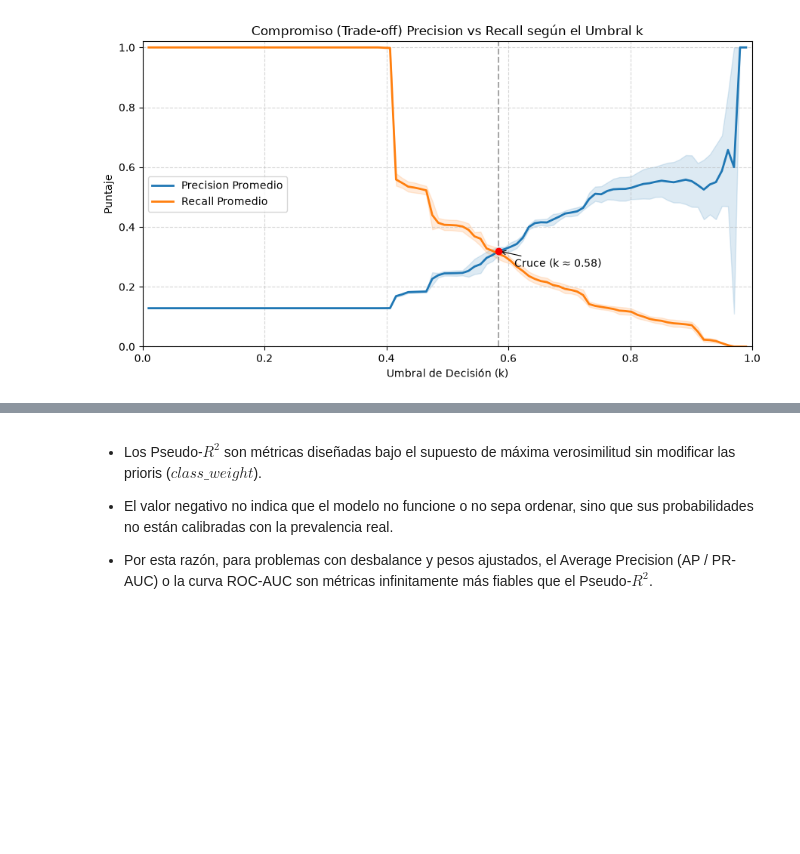
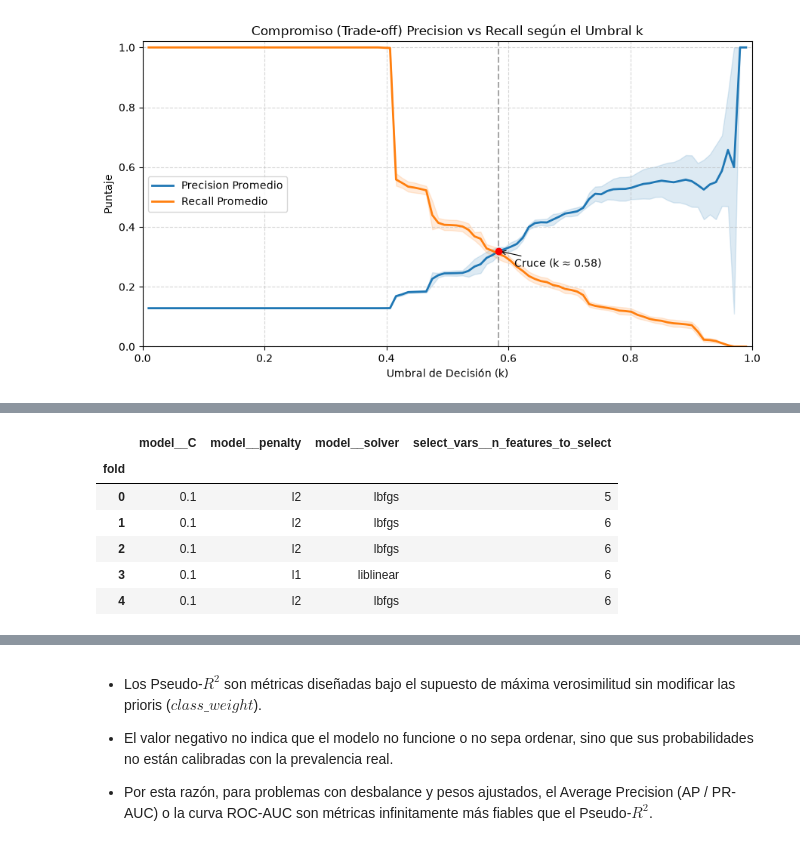
Before and after one commit to juanpablocarrillohortua/Multidimesional_poverty_in_Colombia, a Jupyter notebook: notebooks/modeling.ipynb, the cells around one changed output, grey strips where cells are left out. Drawn from its saved outputs; the diff is of its cells as text; code cells hidden in the pictures; blank space fills up the shorter version.

```diff
--- a/notebooks/modeling.ipynb
+++ b/notebooks/modeling.ipynb
@@ -4,6 +4,7 @@ import sys
 from collections import Counter
 from contextlib import redirect_stdout
 from pathlib import Path
+from tempfile import mkdtemp
 
 import matplotlib.pyplot as plt
 import numpy as np
@@ -92,6 +93,8 @@ def nagelkerke_r2(model, X, y):
 
 
 DIR_SPLITS = config.DATADIR / "splits"
+DIR_CACHE_PIPE = config.DATADIR / "cache_pipe"
+DIR_CACHE_PIPE.mkdir(parents=True, exist_ok=True)
 
 # test.pkl no se abre hasta la evaluación final del proyecto
 df_train = pd.read_pickle(DIR_SPLITS / "train.pkl")
@@ -242,6 +245,30 @@ El equipo considera útil justificar la razón de que la primera propuesta utili
 - Regresión Logística Ponderada
 # %% [markdown]
 ## Crear Pipeline
+# %%
+# grid
+
+C_log = np.logspace(-3, 2, 6)
+
+# Rango de k (cantidad de variables a seleccionar)
+k_vars = [3, 4, 5, 6]
+
+param_grid_1 = [
+    # Opción 1: Regularización L2 (Ridge)
+    {
+        "select_vars__n_features_to_select": k_vars,
+        "model__penalty": ["l2"],
+        "model__C": C_log,
+        "model__solver": ["lbfgs"],
+    },
+    # Opción 2: Regularización L1 (Lasso)
+    {
+        "select_vars__n_features_to_select": k_vars,
+        "model__penalty": ["l1"],
+        "model__C": C_log,
+        "model__solver": ["liblinear"],
+    },
+]
 # %%
 model_log_reg_1 = LogisticRegression(class_weight="balanced", max_iter=1000)
 
@@ -265,11 +292,12 @@ weighted_log_reg = Pipeline(
                 direction="backward",
                 scoring="average_precision",  # Evalúa la selección con PR-AUC
                 cv=cv_interno,
-                n_jobs=-1,  # Acelera la selección en paralelo
+                n_jobs=1,  # Acelera la selección en paralelo
             ),
         ),
         ("model", model_log_reg_1),
-    ]
+    ],
+    memory=str(DIR_CACHE_PIPE)
 )
 # %% [markdown]
 ## Evaluar con CV
@@ -547,7 +575,13 @@ plt.show()
 [figure]
 # %%
 ev = EvaluadorCV(
-    weighted_log_reg, X_train, y_train, 0.45, grupos_train, pickle=True
+    weighted_log_reg,
+    X_train,
+    y_train,
+    0.45,
+    grupos_train,
+    cache=True,
+    grid=param_grid_1
 )
 # %%
 ev.evaluar_cv()
@@ -564,0 +627,10 @@ ev.comparar_train_test()
+# %%
+ev.mejores_parametros()
+# %% [output]
+|  | model__C | model__penalty | model__solver | select_vars__n_features_to_select |
+| fold |  |  |  |  |
+| 0 | 0.1 | l2 | lbfgs | 5 |
+| 1 | 0.1 | l2 | lbfgs | 6 |
+| 2 | 0.1 | l2 | lbfgs | 6 |
+| 3 | 0.1 | l1 | liblinear | 6 |
+| 4 | 0.1 | l2 | lbfgs | 6 |
```
Also changed, not shown: parts of 9 cells of this notebook, 3 other files.
